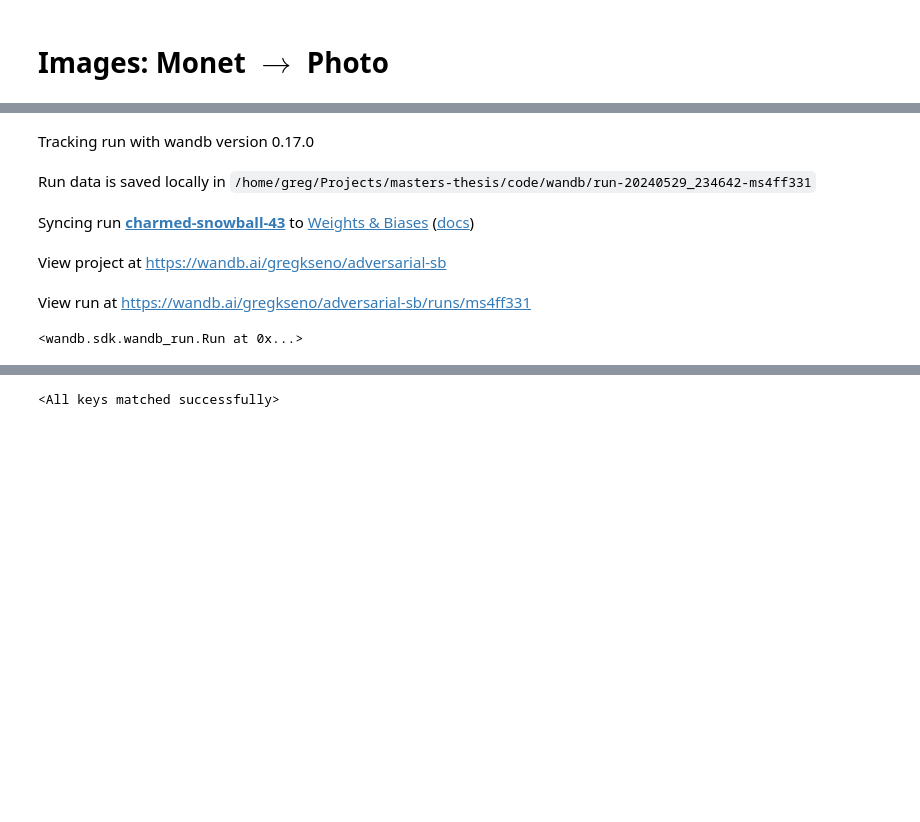
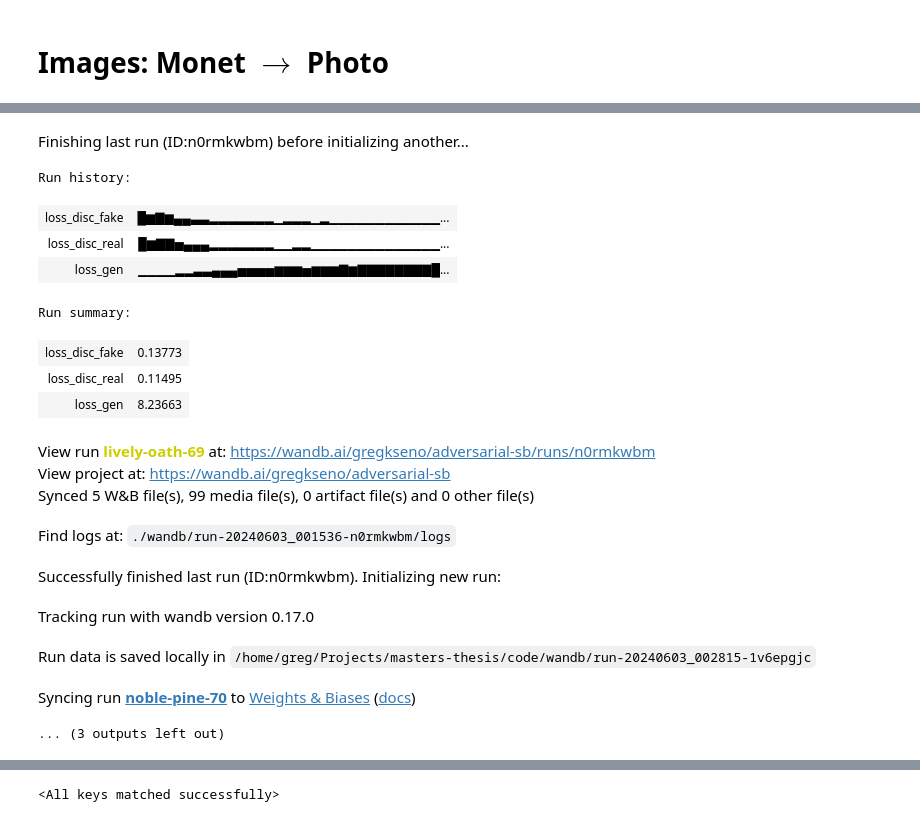
Before and after one commit to gregkseno/masters-thesis, a Jupyter notebook: code/adversarial_ipfp.ipynb, the cells around one changed output, grey strips where cells are left out. Cells and saved outputs as stored; diff of their text form; code cells hidden in the pictures; blank space fills up the shorter version.

```diff
--- a/code/adversarial_ipfp.ipynb
+++ b/code/adversarial_ipfp.ipynb
@@ -494,7 +487,7 @@ dataloader = DataLoader(dataset, batch_size=batch_size, shuffle=True)
 wandb.login()
 wandb.init(
     project="adversarial-sb",
-    notes="CycleGAN architecture",
+    notes="EMNIST",
     config=hyper_params
 )
 # %% [output]
@@ -503,9 +495,21 @@ wandb: Currently logged in as: gregkseno. Use `wandb login --relogin` to force r
-Tracking run with wandb version 0.17.0
+Finishing last run (ID:n0rmkwbm) before initializing another...
+Run history:
+| loss_disc_fake | █▆▇▆▄▄▃▃▂▂▂▂▂▂▂▁▂▂▂▁▂▁▁▁▁▁▁▁▁▁▁▁▁... |
+| loss_disc_real | █▆▇▇▅▄▄▄▂▂▂▂▂▂▂▁▁▂▂▁▁▁▁▁▁▁▁▁▁▁▁▁▁... |
+| loss_gen | ▁▁▁▁▂▂▃▃▄▄▄▅▅▅▅▆▆▆▅▆▆▆▇▆▇▇▇▇▇▇▇▇█... |
+Run summary:
+| loss_disc_fake | 0.13773 |
+| loss_disc_real | 0.11495 |
+| loss_gen | 8.23663 |
-Run data is saved locally in /home/greg/Projects/masters-thesis/code/wandb/run-20240529_234642-ms4ff331
+View run lively-oath-69 at: https://wandb.ai/gregkseno/adversarial-sb/runs/n0rmkwbm
+View project at: https://wandb.ai/gregkseno/adversarial-sb
+Synced 5 W&B file(s), 99 media file(s), 0 artifact file(s) and 0 other file(s)
-Syncing run charmed-snowball-43 to Weights & Biases (docs)
+Find logs at: ./wandb/run-20240603_001536-n0rmkwbm/logs
-View project at https://wandb.ai/gregkseno/adversarial-sb
+Successfully finished last run (ID:n0rmkwbm). Initializing new run:
-View run at https://wandb.ai/gregkseno/adversarial-sb/runs/ms4ff331
+Tracking run with wandb version 0.17.0
-<wandb.sdk.wandb_run.Run at 0x...>
+Run data is saved locally in /home/greg/Projects/masters-thesis/code/wandb/run-20240603_002815-1v6epgjc
+Syncing run noble-pine-70 to Weights & Biases (docs)
+... (3 outputs left out)
 # %%
 conditional_q_fixed = Conditional().to(device)
 
```
Also changed, not shown: parts of 8 cells of this notebook, 4 other files.
